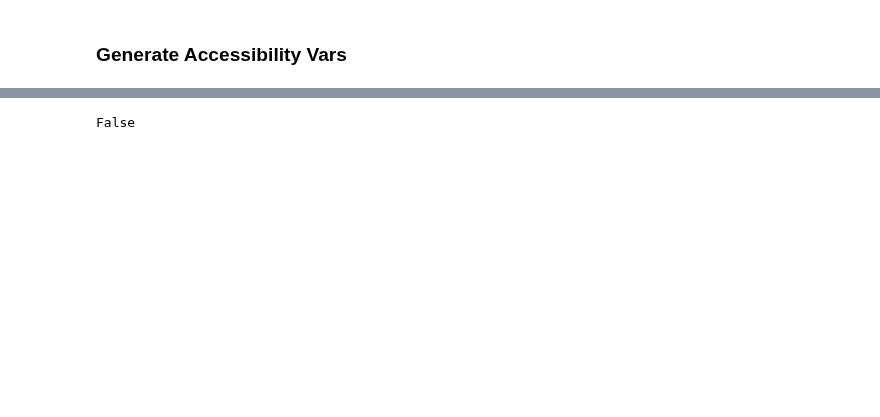
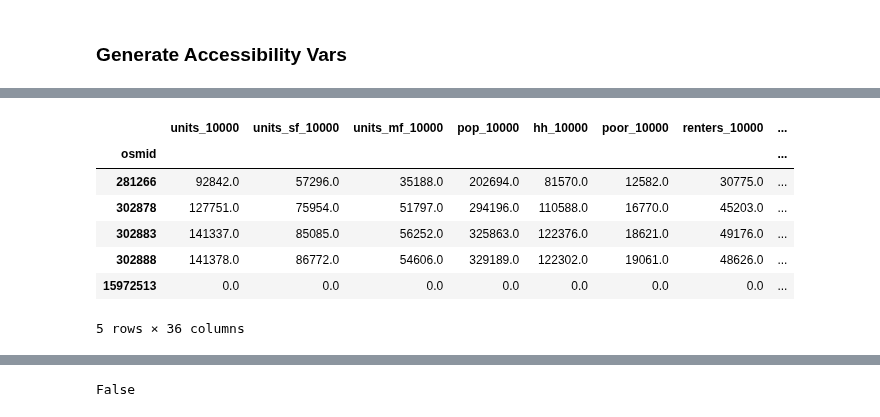
Before and after one commit to ual/ual_model_workspace, a Jupyter notebook: fall-2018-models/notebooks-max/WLCM.ipynb, the cells around one changed output, grey strips where cells are left out. Drawn from its saved outputs; the diff is of its cells as text; code cells hidden in the pictures; blank space fills up the shorter version.

```diff
--- a/fall-2018-models/notebooks-max/WLCM.ipynb
+++ b/fall-2018-models/notebooks-max/WLCM.ipynb
@@ -266,5 +270,3 @@ pd.Series(km_dists).plot(kind='hist', bins=100, xlim=(0,0.5))
 # %%
 chts_persons['building_id'] = buildings.iloc[idxs[:,0]].index
 chts_persons.to_csv('./data/chts_persons_w_jobs_and_res_bldgs.csv', index=False)
-# %%
-orca.add_table('chts_persons', chts_persons)
@@ -354,0 +319,3 @@ orca.broadcast('buildings', 'jobs', cast_index=True, onto_on='building_id')
+# %%
+walk_net_vars = orca.get_table('nodeswalk').to_frame()
+drive_net_vars = orca.get_table('nodessmall').to_frame()
@@ -354,0 +333,11 @@ orca.broadcast('buildings', 'jobs', cast_index=True, onto_on='building_id')
+# %%
+drive_net_vars.head()
+# %% [output]
+|  | units_10000 | units_sf_10000 | units_mf_10000 | pop_10000 | hh_10000 | poor_10000 | renters_10000 | ... |
+| osmid |  |  |  |  |  |  |  | ... |
+| 281266 | 92842.0 | 57296.0 | 35188.0 | 202694.0 | 81570.0 | 12582.0 | 30775.0 | ... |
+| 302878 | 127751.0 | 75954.0 | 51797.0 | 294196.0 | 110588.0 | 16770.0 | 45203.0 | ... |
+| 302883 | 141337.0 | 85085.0 | 56252.0 | 325863.0 | 122376.0 | 18621.0 | 49176.0 | ... |
+| 302888 | 141378.0 | 86772.0 | 54606.0 | 329189.0 | 122302.0 | 19061.0 | 48626.0 | ... |
+| 15972513 | 0.0 | 0.0 | 0.0 | 0.0 | 0.0 | 0.0 | 0.0 | ... |
+5 rows × 36 columns
```
Also changed, not shown: parts of 40 cells of this notebook.
